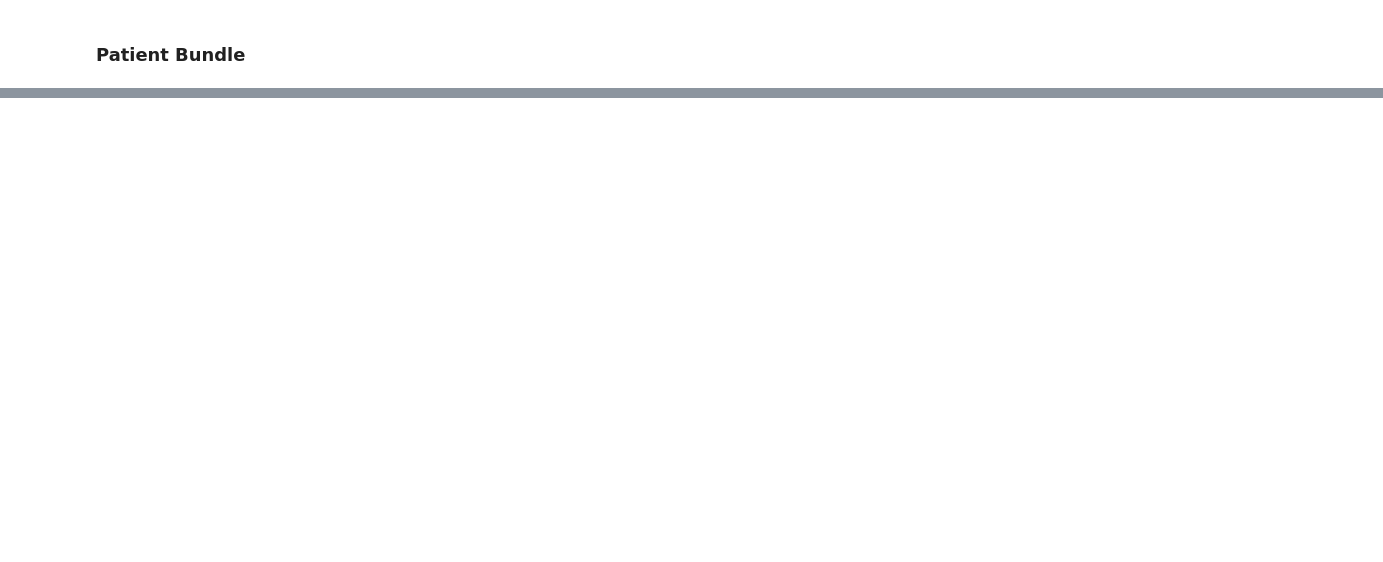
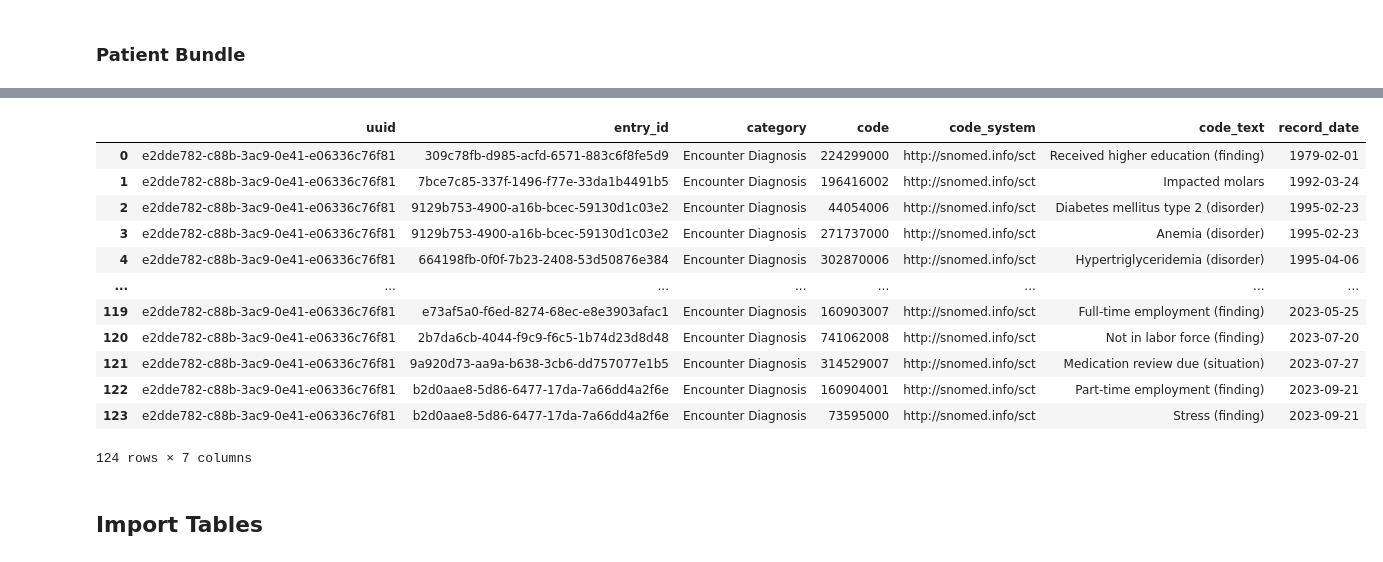
Before and after one commit to jburgener77/synthea_rwd_dash, a Jupyter notebook: 01_data_mining.ipynb, the cells around one changed output, grey strips where cells are left out. Drawn from its saved outputs; the diff is of its cells as text; code cells hidden in the pictures; blank space fills up the shorter version.

```diff
--- a/01_data_mining.ipynb
+++ b/01_data_mining.ipynb
@@ -838,0 +842,18 @@ ex_fihr_class.patient_table()
+# %%
+ex_fihr_class.conditions_table()
+# %% [output]
+|  | uuid | entry_id | category | code | code_system | code_text | record_date |
+| 0 | e2dde782-c88b-3ac9-0e41-e06336c76f81 | 309c78fb-d985-acfd-6571-883c6f8fe5d9 | Encounter Diagnosis | 224299000 | http://snomed.info/sct | Received higher education (finding) | 1979-02-01 |
+| 1 | e2dde782-c88b-3ac9-0e41-e06336c76f81 | 7bce7c85-337f-1496-f77e-33da1b4491b5 | Encounter Diagnosis | 196416002 | http://snomed.info/sct | Impacted molars | 1992-03-24 |
+| 2 | e2dde782-c88b-3ac9-0e41-e06336c76f81 | 9129b753-4900-a16b-bcec-59130d1c03e2 | Encounter Diagnosis | 44054006 | http://snomed.info/sct | Diabetes mellitus type 2 (disorder) | 1995-02-23 |
+| 3 | e2dde782-c88b-3ac9-0e41-e06336c76f81 | 9129b753-4900-a16b-bcec-59130d1c03e2 | Encounter Diagnosis | 271737000 | http://snomed.info/sct | Anemia (disorder) | 1995-02-23 |
+| 4 | e2dde782-c88b-3ac9-0e41-e06336c76f81 | 664198fb-0f0f-7b23-2408-53d50876e384 | Encounter Diagnosis | 302870006 | http://snomed.info/sct | Hypertriglyceridemia (disorder) | 1995-04-06 |
+| ... | ... | ... | ... | ... | ... | ... | ... |
+| 119 | e2dde782-c88b-3ac9-0e41-e06336c76f81 | e73af5a0-f6ed-8274-68ec-e8e3903afac1 | Encounter Diagnosis | 160903007 | http://snomed.info/sct | Full-time employment (finding) | 2023-05-25 |
+| 120 | e2dde782-c88b-3ac9-0e41-e06336c76f81 | 2b7da6cb-4044-f9c9-f6c5-1b74d23d8d48 | Encounter Diagnosis | 741062008 | http://snomed.info/sct | Not in labor force (finding) | 2023-07-20 |
+| 121 | e2dde782-c88b-3ac9-0e41-e06336c76f81 | 9a920d73-aa9a-b638-3cb6-dd757077e1b5 | Encounter Diagnosis | 314529007 | http://snomed.info/sct | Medication review due (situation) | 2023-07-27 |
+| 122 | e2dde782-c88b-3ac9-0e41-e06336c76f81 | b2d0aae8-5d86-6477-17da-7a66dd4a2f6e | Encounter Diagnosis | 160904001 | http://snomed.info/sct | Part-time employment (finding) | 2023-09-21 |
+| 123 | e2dde782-c88b-3ac9-0e41-e06336c76f81 | b2d0aae8-5d86-6477-17da-7a66dd4a2f6e | Encounter Diagnosis | 73595000 | http://snomed.info/sct | Stress (finding) | 2023-09-21 |
+124 rows × 7 columns
+# %% [markdown]
+## Import Tables
```
Also changed, not shown: parts of 33 cells of this notebook.
